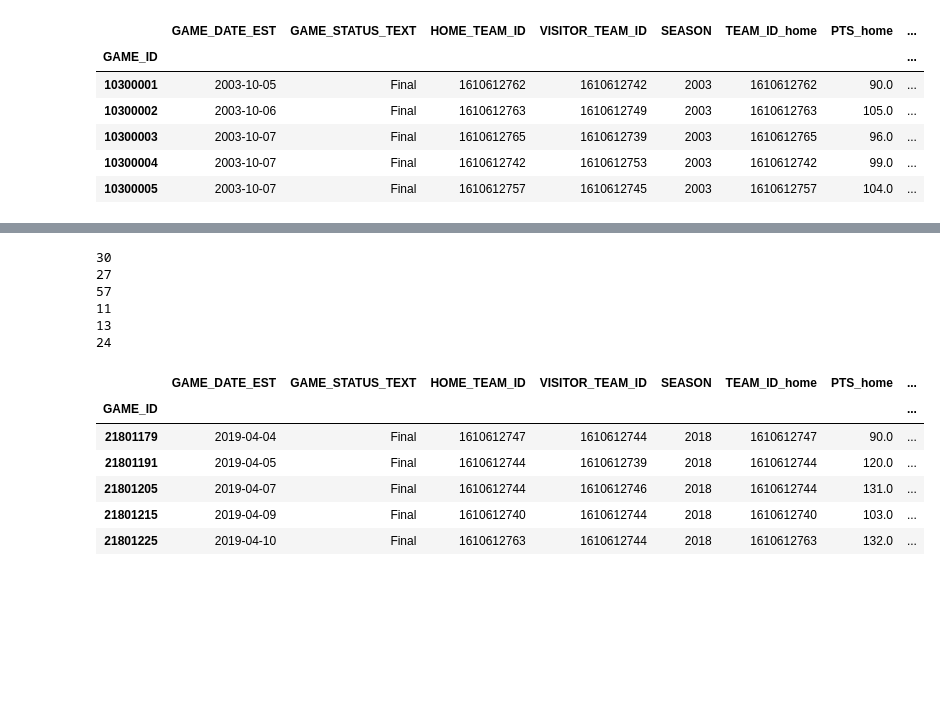
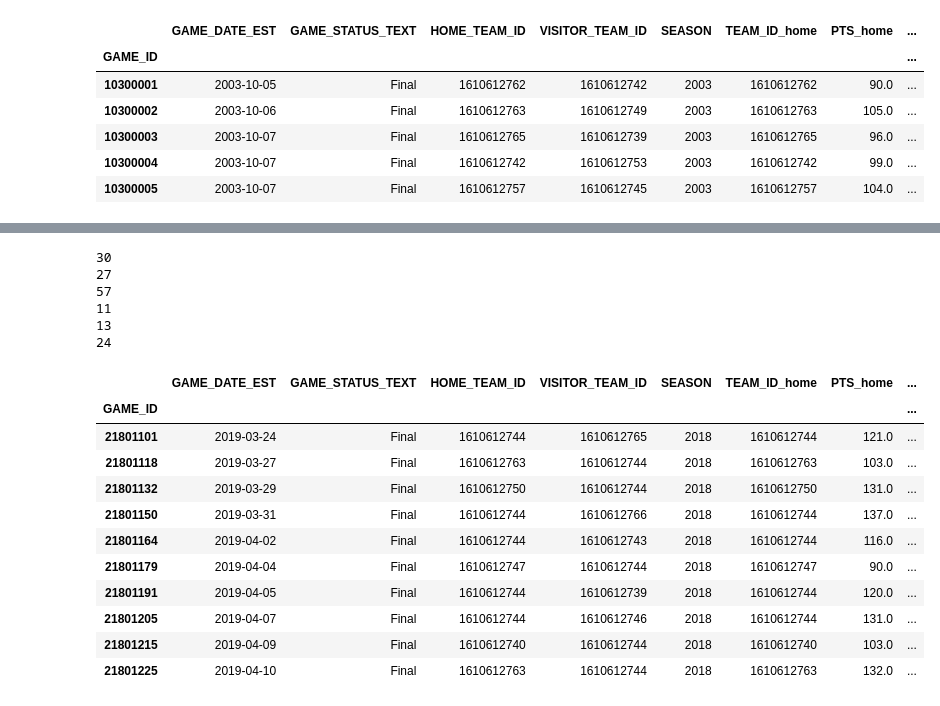
Before and after one commit to ncalderon/nba-predictor, a Jupyter notebook: nba-predictor.ipynb, the cells around one changed output, grey strips where cells are left out. Drawn from its saved outputs; the diff is of its cells as text; code cells hidden in the pictures; blank space fills up the shorter version.

```diff
--- a/nba-predictor.ipynb
+++ b/nba-predictor.ipynb
@@ -134,36 +134,41 @@ hw = temp.HOME_TEAM_WINS.sum()
 temp = gws2019[(gws2019.VISITOR_TEAM_ID == 1610612744) & \
              (gws2019.GAME_DATE_EST < row.GAME_DATE_EST)]
 vw = temp.HOME_TEAM_WINS.count() \
             - temp.HOME_TEAM_WINS.sum()
 
 # hl
 temp = gws2019[(gws2019.HOME_TEAM_ID == 1610612744) & \
              (gws2019.GAME_DATE_EST < row.GAME_DATE_EST)]
 hl = temp.HOME_TEAM_WINS.count() - temp.HOME_TEAM_WINS.sum()
 
 # vl
-temp = gws2019[(gws2019.VISITOR_TEAM_ID == 1610612744) & \
-             (gws2019.GAME_DATE_EST < row.GAME_DATE_EST)]
+temp = gws2019[gws2019.VISITOR_TEAM_ID == 1610612744][:-1]
+#temp = temp[:-1]
 vl = temp.HOME_TEAM_WINS.sum()
 
 print(hw)
 print(vw)
 print(hw + vw)
 
 print(hl)
 print(vl)
 print(hl + vl)
-gws2019.tail()
+gws2019.tail(10)
 #queryHomeWins =
 # %% [output]
 30
 27
 57
 11
 13
 24
 |  | GAME_DATE_EST | GAME_STATUS_TEXT | HOME_TEAM_ID | VISITOR_TEAM_ID | SEASON | TEAM_ID_home | PTS_home | ... |
 | GAME_ID |  |  |  |  |  |  |  | ... |
+| 21801101 | 2019-03-24 | Final | 1610612744 | 1610612765 | 2018 | 1610612744 | 121.0 | ... |
+| 21801118 | 2019-03-27 | Final | 1610612763 | 1610612744 | 2018 | 1610612763 | 103.0 | ... |
+| 21801132 | 2019-03-29 | Final | 1610612750 | 1610612744 | 2018 | 1610612750 | 131.0 | ... |
+| 21801150 | 2019-03-31 | Final | 1610612744 | 1610612766 | 2018 | 1610612744 | 137.0 | ... |
+| 21801164 | 2019-04-02 | Final | 1610612744 | 1610612743 | 2018 | 1610612744 | 116.0 | ... |
 | 21801179 | 2019-04-04 | Final | 1610612747 | 1610612744 | 2018 | 1610612747 | 90.0 | ... |
 | 21801191 | 2019-04-05 | Final | 1610612744 | 1610612739 | 2018 | 1610612744 | 120.0 | ... |
 | 21801205 | 2019-04-07 | Final | 1610612744 | 1610612746 | 2018 | 1610612744 | 131.0 | ... |
```
Also changed, not shown: 1 other file.
